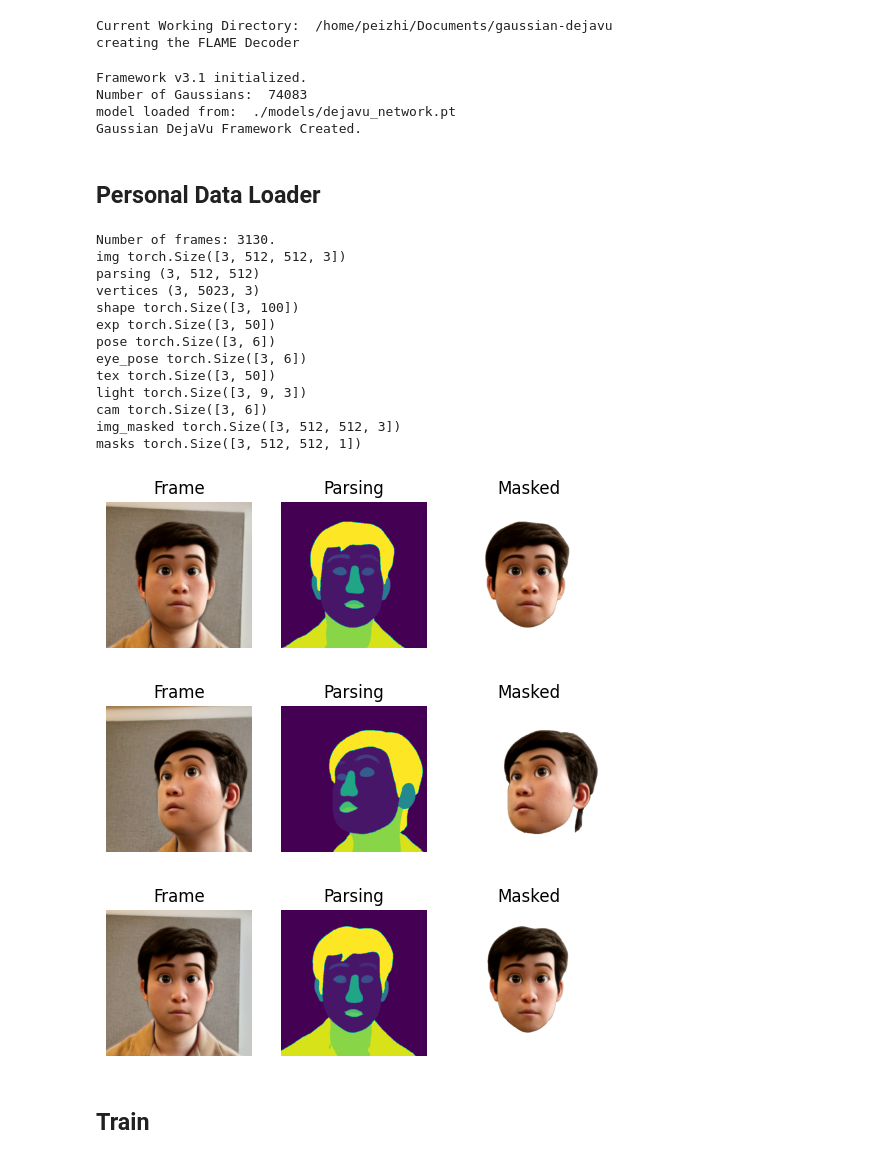
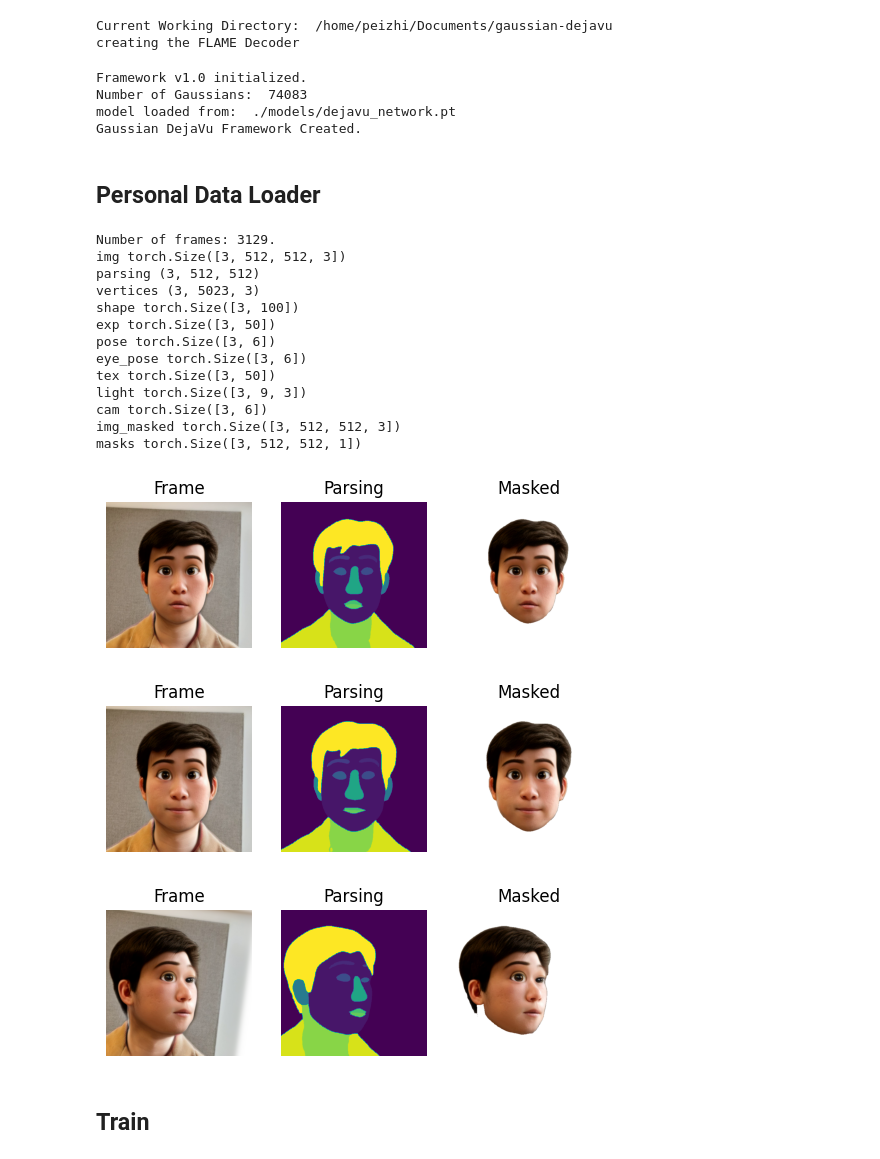
Before and after one commit to PeizhiYan/gaussian-dejavu, a Jupyter notebook: examples/Personalize-Avatar-cartoon.ipynb, the cells around one changed output. Cells and saved outputs as stored; diff of their text form; code cells hidden in the pictures.

```diff
--- a/examples/Personalize-Avatar-cartoon.ipynb
+++ b/examples/Personalize-Avatar-cartoon.ipynb
@@ -1,7 +1,7 @@
 # %%
 ## Enviroment Setup
 import os, sys
-os.environ['CUDA_VISIBLE_DEVICES'] = '1' # Set the visible CUDA, here we use the second GPU
+os.environ['CUDA_VISIBLE_DEVICES'] = '0' # Set the visible CUDA, here we use the second GPU
 WORKING_DIR = '/home/peizhi/Documents/gaussian-dejavu/'
 os.chdir(WORKING_DIR) # change the working directory to the project's absolute path
 print("Current Working Directory: ", os.getcwd())
@@ -35,7 +35,7 @@ device = dejavu.device
 # %% [output]
 Current Working Directory:  /home/peizhi/Documents/gaussian-dejavu
 creating the FLAME Decoder
-Framework v3.1 initialized.
+Framework v1.0 initialized.
 Number of Gaussians:  74083
 model loaded from:  ./models/dejavu_network.pt
 Gaussian DejaVu Framework Created.
@@ -49,43 +49,43 @@ Gaussian DejaVu Framework Created.
 # https://github.com/PeizhiYan/flame-head-tracker
 
 
-dataset_path = '/mnt/data3_hdd/peizhi/Datasets/Personal_Videos_flame_new/peizhi-cartoon-new'
+dataset_path = '/mnt/data3_hdd/peizhi/Datasets/Personal_Videos_flame_new/peizhi-cartoon-3.2'
 personal_dataloader = PersonalDataLoader(dataset_path=dataset_path, device=device, shuffle=True)
 
 batch_data = personal_dataloader.next_random_batch(batch_size=3)
 
 for key in batch_data:
     try:
         print(key, batch_data[key].shape)
     except:
         pass
 
 for i in range(len(batch_data['fid'])):
     plt.figure()
     plt.subplot(1,3,1)
     plt.imshow(batch_data['img'][i].detach().cpu()); plt.axis('off'); plt.title('Frame')
     plt.subplot(1,3,2)
     plt.imshow(batch_data['parsing'][i]); plt.axis('off'); plt.title('Parsing')
     plt.subplot(1,3,3)
     plt.imshow(batch_data['img_masked'][i].detach().cpu()); plt.axis('off'); plt.title('Masked')
     plt.show()
 # %% [output]
-Number of frames: 3130.
+Number of frames: 3129.
 img torch.Size([3, 512, 512, 3])
 parsing (3, 512, 512)
 vertices (3, 5023, 3)
 shape torch.Size([3, 100])
 exp torch.Size([3, 50])
 pose torch.Size([3, 6])
 eye_pose torch.Size([3, 6])
 tex torch.Size([3, 50])
 light torch.Size([3, 9, 3])
 cam torch.Size([3, 6])
 img_masked torch.Size([3, 512, 512, 3])
 masks torch.Size([3, 512, 512, 1])
-[figure, old version]
+[figure, new version]
-[figure, old version]
+[figure, new version]
-[figure, old version]
+[figure, new version]
 # %% [markdown]
 ## Train
 # %%
```
Also changed, not shown: parts of 5 cells of this notebook, 9 other files.
